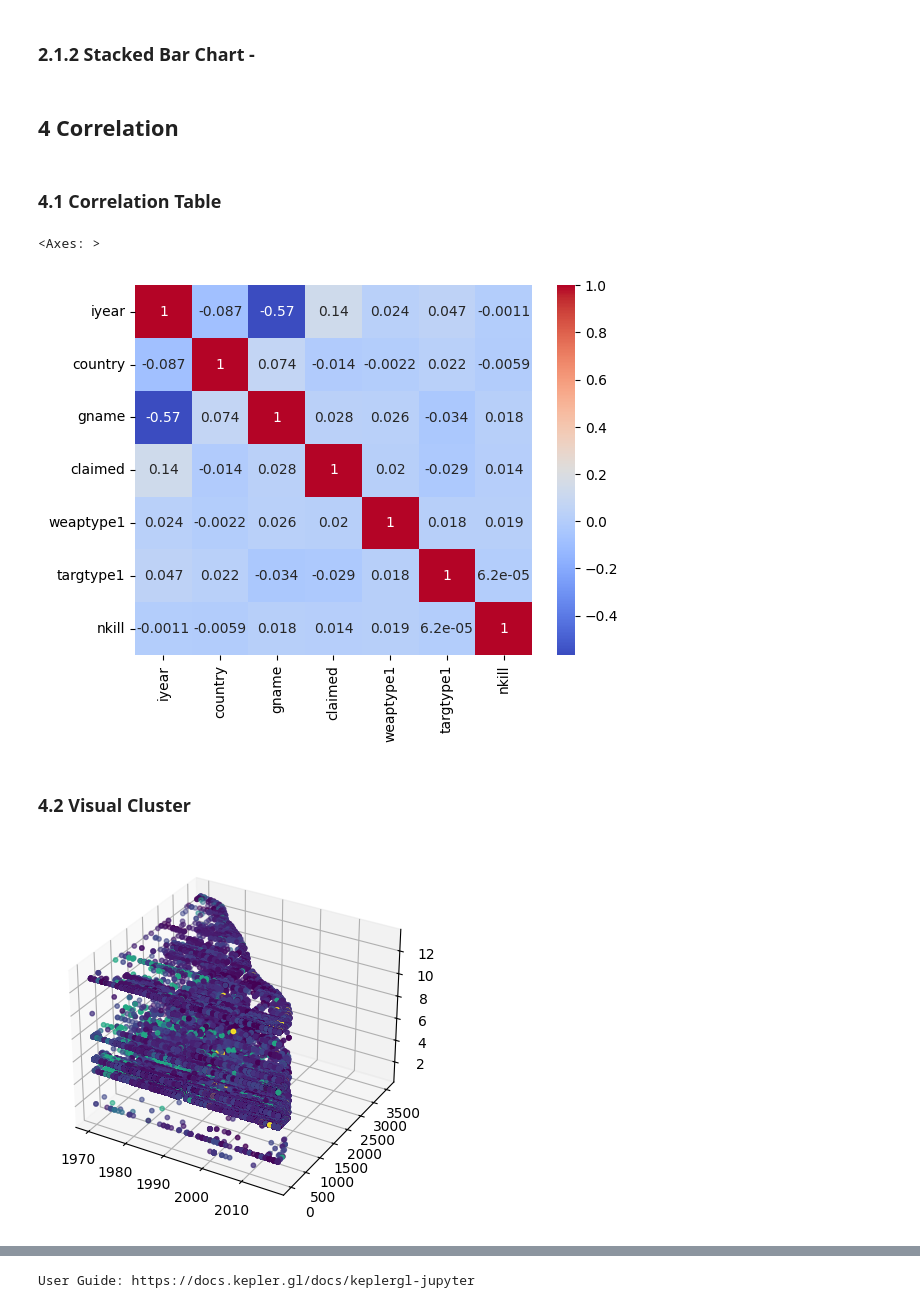
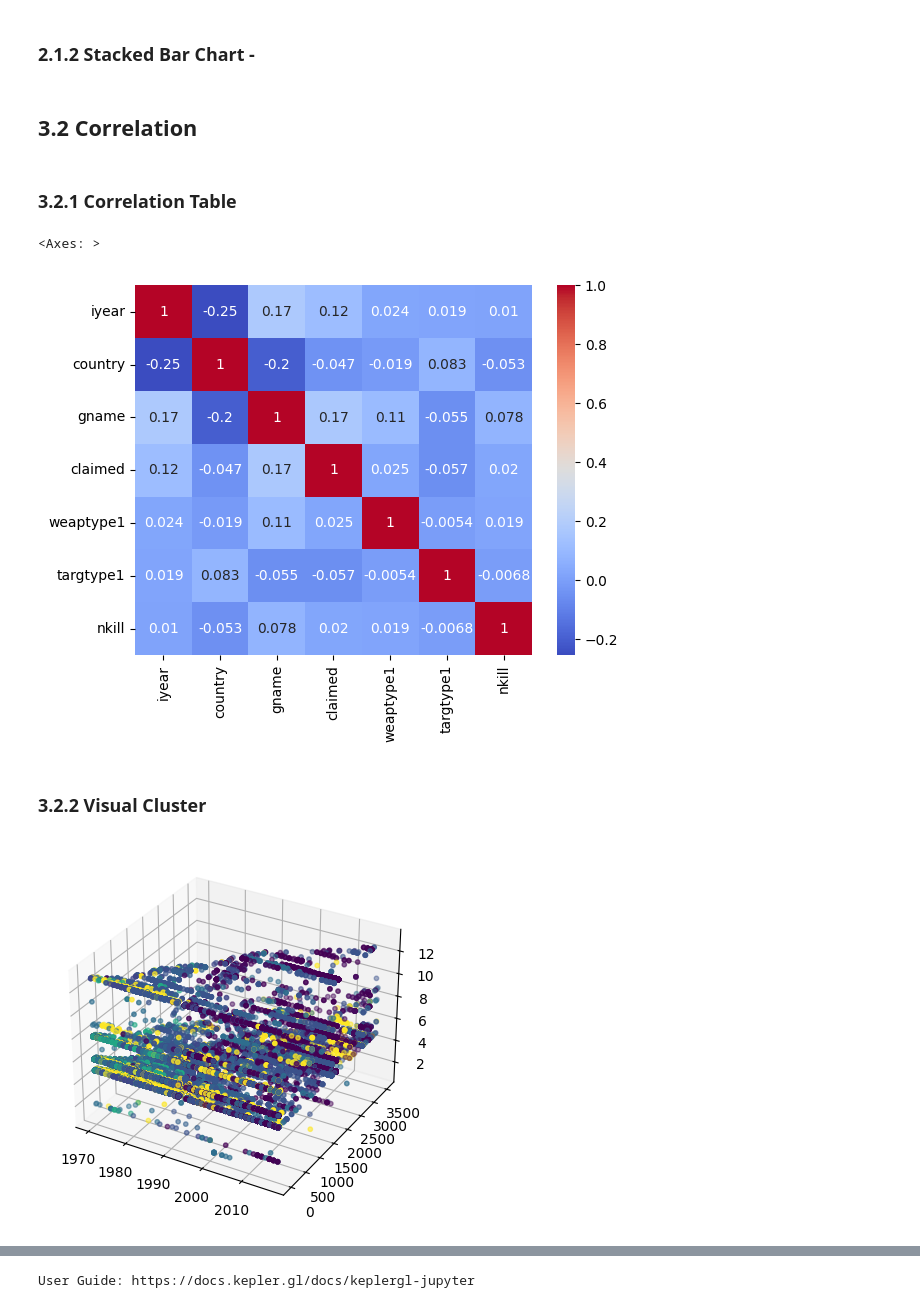
Before and after one commit to DataScience-DHBWKA/Data4Peace, a Jupyter notebook: Data4Peace.ipynb, the cells around one changed output, grey strips where cells are left out. Drawn from its saved outputs; the diff is of its cells as text; code cells hidden in the pictures.

```diff
--- a/Data4Peace.ipynb
+++ b/Data4Peace.ipynb
@@ -92 +101,38 @@ memory usage: 22.2+ MB
+# %%
+apply_all_filter = False # <- Change bool to activate all filter
+
+apply_filter_countries = apply_all_filter or True # <- Change bool to filter countries
+apply_filter_years = apply_all_filter or False # <- Change bool to filter years
+
+filter_countries = [
+    #Intresting
+    "United States",
+    "East Germany (GDR)",
+    "West Germany (FRG)",
+    "United Kingdom",
+
+    #Amerika
+    "Mexico",
+    "Nicaragua",
+    "Peru",
+    "Columbia"
+
+    #Afrika
+    "Nigeria",
+    "Uganda",
+    "Algeria",
+    "West Bank and Gaza Strip",
+
+    #Asia
+    "Philippines",
+    "Sri Lanka",
+    "Afghanistan",
+    "Bangladesh"
+]
+filter_years = list(range(1970, 2001))
+
+if apply_filter_countries:
+    df = df[df['country_txt'].isin(filter_countries)]
+if apply_filter_years:
+    df = df[df['iyear'].isin(filter_years)]
 # %% [markdown]
@@ -117,9 +163,9 @@ plt.show()
 # %% [markdown]
 ### 2.1.2 Stacked Bar Chart -
 # %% [markdown]
-## 4 Correlation
+## 3.2 Correlation
 # %% [markdown]
-### 4.1 Correlation Table
+### 3.2.1 Correlation Table
 # %%
 import seaborn as sns
 
@@ -129,19 +175,19 @@ df_correlation.dropna(inplace=True)
 sns.heatmap(df_correlation.corr(), cmap='coolwarm', annot=True)
 # %% [output]
 <Axes: >
-[figure, old version]
+[figure, new version]
 # %% [markdown]
-### 4.2 Visual Cluster
+### 3.2.2 Visual Cluster
 # %%
 import numpy as np
 
-df_cluster = df.loc[:, ["iyear", "country", "gname", "weaptype1", "targtype1", "nkill"]]
+df_cluster = df
 
 fig = plt.figure()
 ax = fig.add_subplot(111, projection='3d')
 ax.scatter(df_cluster["iyear"], df_cluster["gname"], df_cluster["weaptype1"], marker=".", c=df_cluster["country"], s=40)
 
 plt.show()
 # %% [output]
-[figure, old version]
+[figure, new version]
 # %% [markdown]
```
Also changed, not shown: parts of 11 cells of this notebook, 1 other file.
